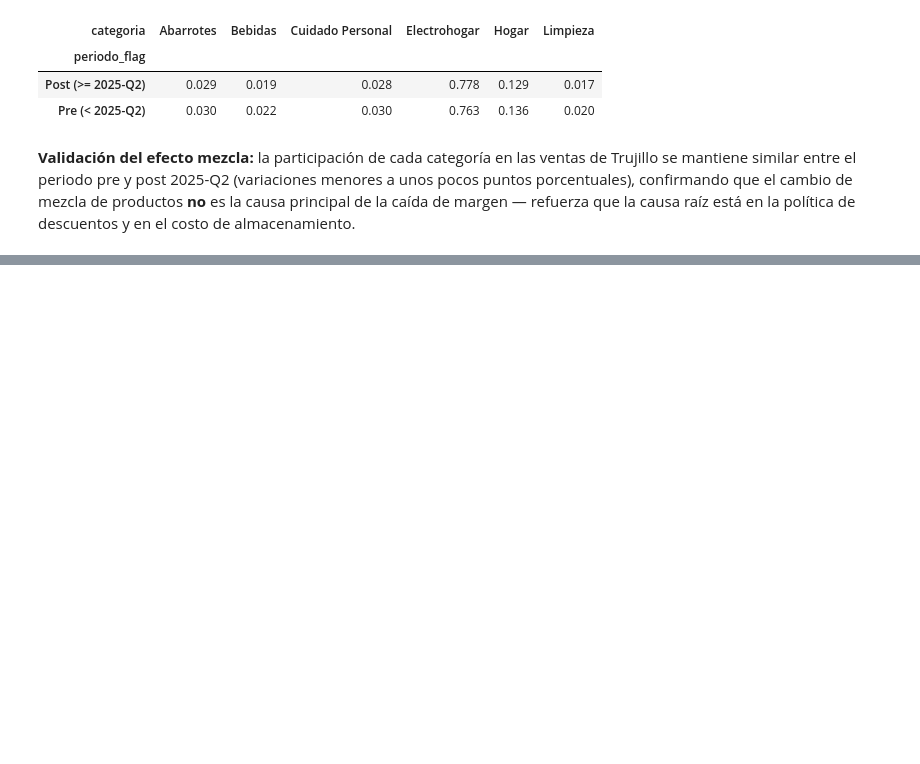
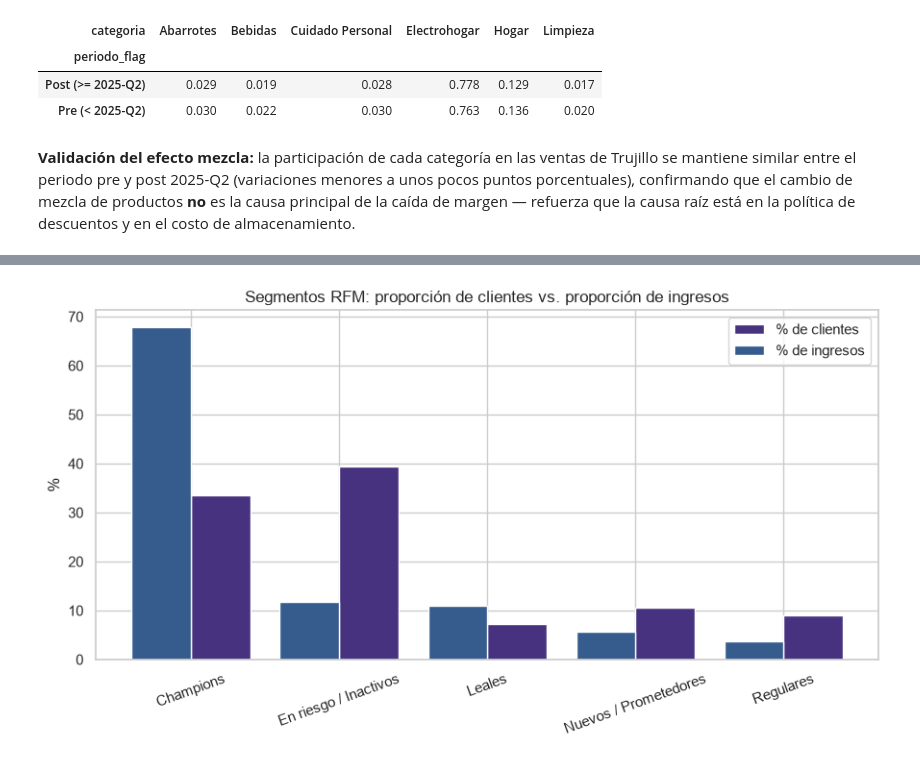
Before and after one commit to diegoam11/proyecto-andinaretail, a Jupyter notebook: notebooks/02_descriptivo_diagnostico.ipynb, the cells around one changed output, grey strips where cells are left out. Cells and saved outputs as stored; diff of their text form; code cells hidden in the pictures; blank space fills up the shorter version.

```diff
--- a/notebooks/02_descriptivo_diagnostico.ipynb
+++ b/notebooks/02_descriptivo_diagnostico.ipynb
@@ -507,0 +501,14 @@ directamente los modelos predictivos (demanda y churn) de la **Parte 3**.
+# %%
+# Gráfico de apoyo: caracterización de segmentos RFM (tamaño vs. % de ingresos)
+fig, ax = plt.subplots(figsize=(9, 5))
+orden = resumen_rfm.index
+ax.bar(orden, resumen_rfm["%_clientes"], width=0.4, label="% de clientes", align="edge")
+ax.bar(orden, resumen_rfm["%_ingresos"], width=-0.4, label="% de ingresos", align="edge")
+ax.set_ylabel("%")
+ax.set_title("Segmentos RFM: proporción de clientes vs. proporción de ingresos")
+ax.legend()
+plt.xticks(rotation=20)
+plt.tight_layout()
+plt.show()
+# %% [output]
+[figure, added]
```
Also changed, not shown: parts of 6 cells of this notebook, 6 other files.
